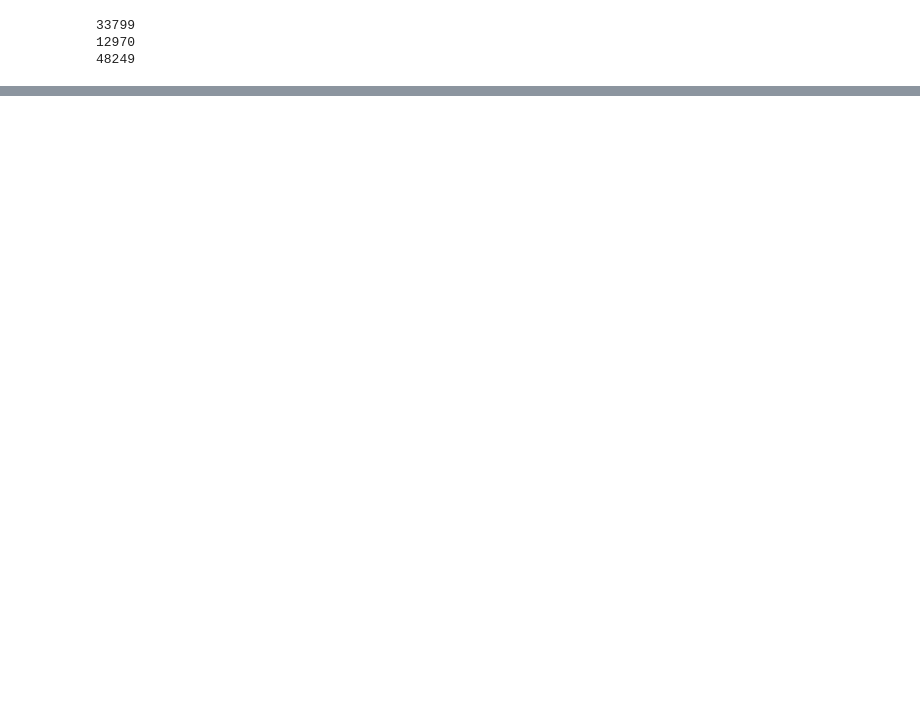
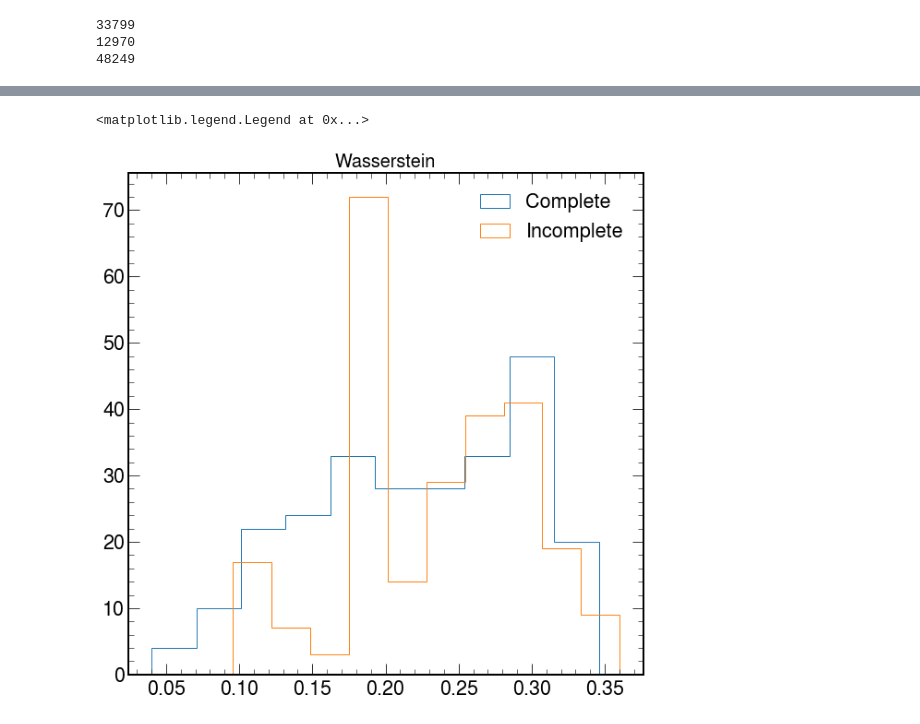
Before and after one commit to chrispap95/TICLHackaton2022-Metrics4Tracksters, a Jupyter notebook: 21 - Centrality profiling.ipynb, the cells around one changed output, grey strips where cells are left out. Cells and saved outputs as stored; diff of their text form; code cells hidden in the pictures; blank space fills up the shorter version.

```diff
--- a/21 - Centrality profiling.ipynb
+++ b/21 - Centrality profiling.ipynb
@@ -764,0 +603,34 @@ plt.show()
+# %%
+
+incWassenstein=[]
+comWassenstein=[]
+
+comProfileY,comProfileXEdges =hpCom.to_numpy()
+#comProfileXClearn=comProfileX
+#print(comProfileXEdges,comProfileY)
+comProfileX=[(comProfileXEdges[i]+comProfileXEdges[i+1])/2 for i in range(len(comProfileXEdges)-1)]
+#print(len(comProfileX),len(comProfileY))
+
+comProfileYFixed=comProfileY[comProfileY > 0]
+comProfileX=np.asarray(comProfileX)[comProfileY>0]
+#print(comProfileYFixed,comProfileX)
+for i in range(250):
+    incV=np.arange(0,(len(incCenProfArray[i])))/(incNVerticesList[i]-1)
+    incWasserstein=scipy.stats.wasserstein_distance(comProfileX,incV
+                                                 ,u_weights=comProfileYFixed,v_weights=incCenProfArray[i])
+    #print(wassenstein)
+    incWassenstein.append(incWasserstein)
+
+    comV=np.arange(0,(len(comCenProfArray[500:][i])))/(comNVerticesList[500:][i]-1)
+    comWasserstein=scipy.stats.wasserstein_distance(comProfileX,comV
+                                                 ,u_weights=comProfileYFixed,v_weights=comCenProfArray[500:][i])
+    #print(wassenstein)
+    comWassenstein.append(comWasserstein)
+
+plt.title("Wasserstein",fontsize=20)
+plt.hist(comWassenstein,histtype="step",label="Complete")
+plt.hist(incWassenstein,histtype="step",label="Incomplete")
+plt.legend()
+# %% [output]
+<matplotlib.legend.Legend at 0x...>
+[figure, added]
```
Also changed, not shown: parts of 31 cells of this notebook, 9 other files.
